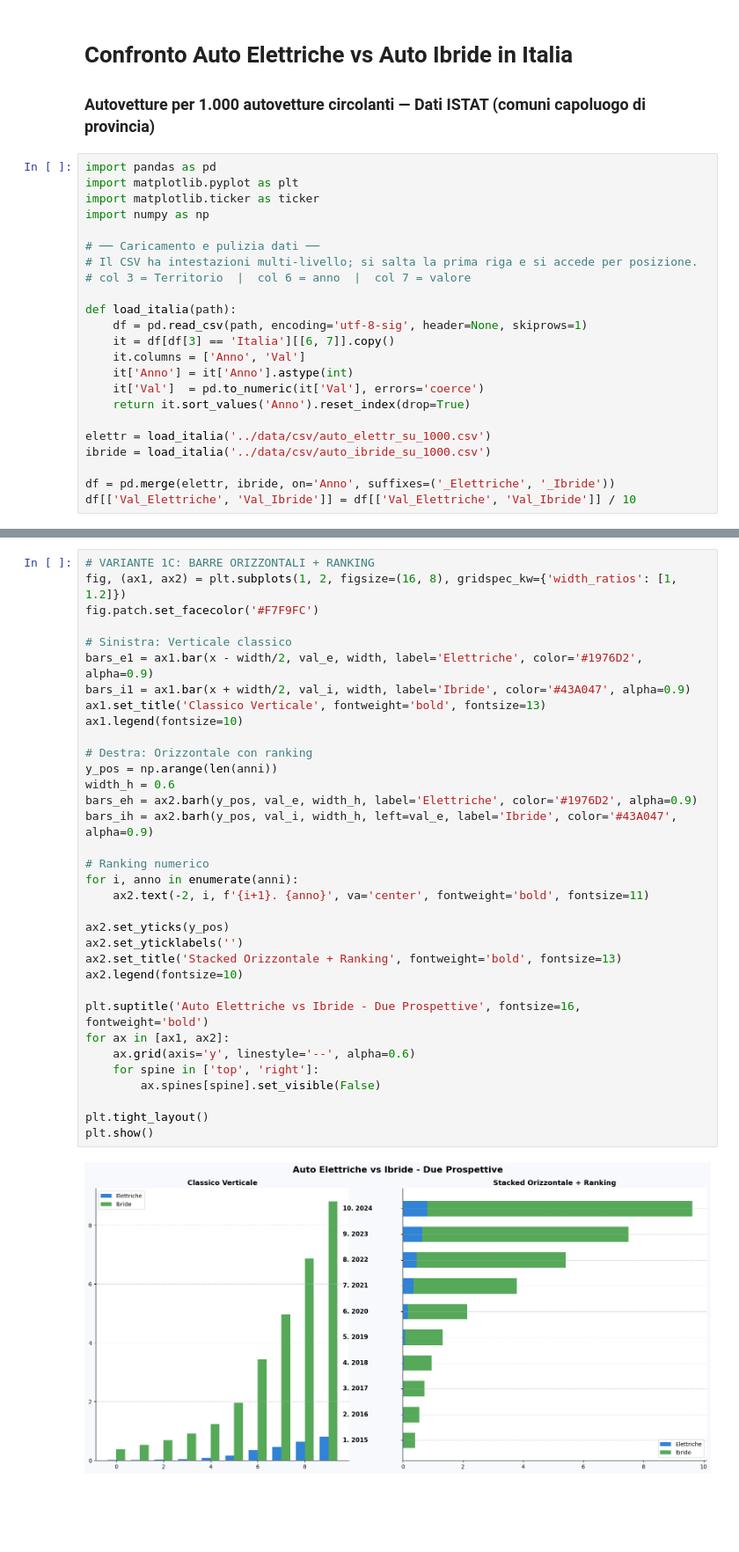
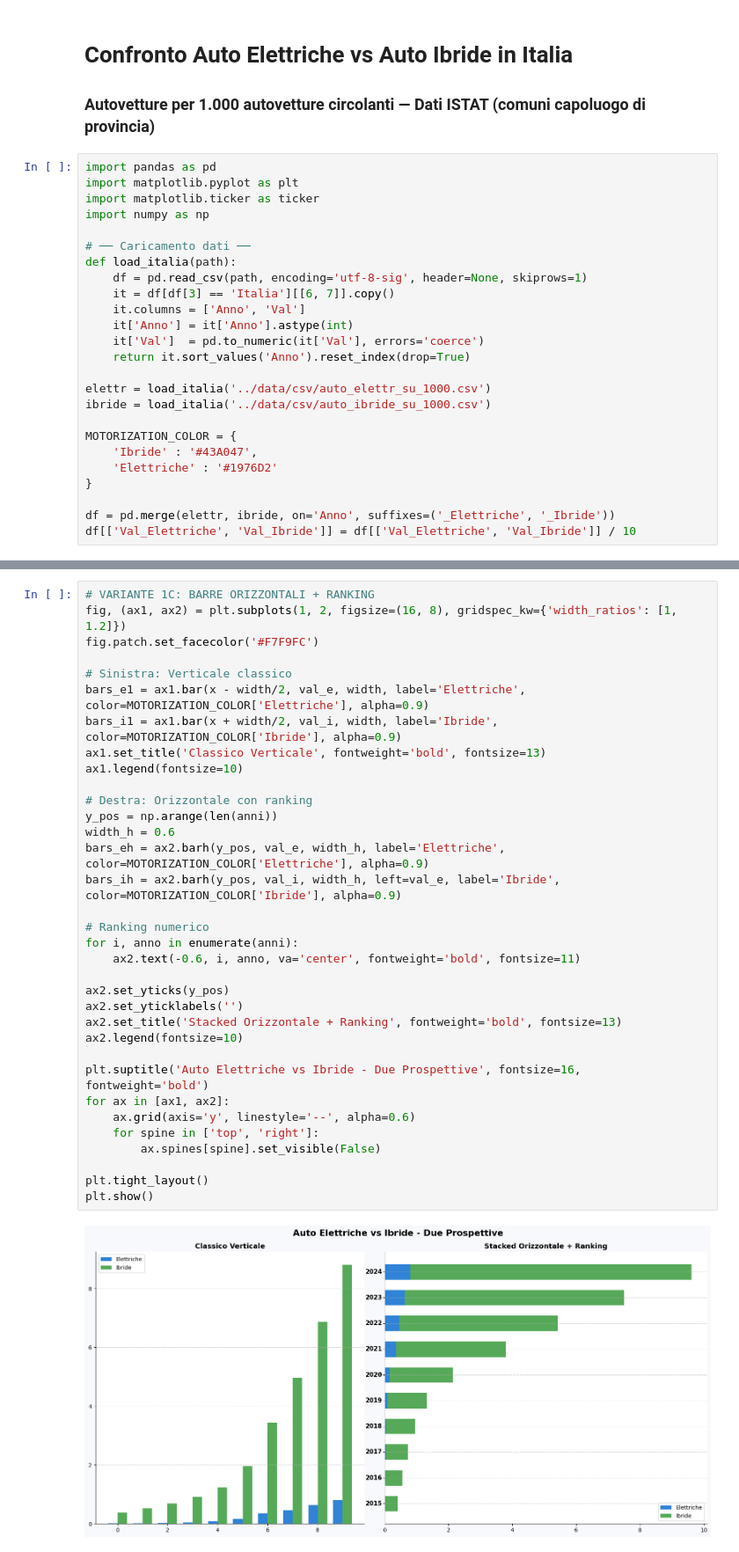
Before and after one commit to MarcoB27/data_visualization, a Jupyter notebook: script/confronto_elettriche_ibride.ipynb, the cells around one changed output, grey strips where cells are left out. Shown at 88% size. Saved outputs shown, nothing was run; the diff lists cells and outputs as text; blank space fills up the shorter version.

```diff
--- a/script/confronto_elettriche_ibride.ipynb
+++ b/script/confronto_elettriche_ibride.ipynb
@@ -7,10 +7,7 @@ import matplotlib.pyplot as plt
 import matplotlib.ticker as ticker
 import numpy as np
 
-# ── Caricamento e pulizia dati ──
-# Il CSV ha intestazioni multi-livello; si salta la prima riga e si accede per posizione.
-# col 3 = Territorio  |  col 6 = anno  |  col 7 = valore
-
+# ── Caricamento dati ──
 def load_italia(path):
     df = pd.read_csv(path, encoding='utf-8-sig', header=None, skiprows=1)
     it = df[df[3] == 'Italia'][[6, 7]].copy()
@@ -22,6 +19,11 @@ def load_italia(path):
 elettr = load_italia('../data/csv/auto_elettr_su_1000.csv')
 ibride = load_italia('../data/csv/auto_ibride_su_1000.csv')
 
+MOTORIZATION_COLOR = {
+    'Ibride' : '#43A047',
+    'Elettriche' : '#1976D2'
+}
+
 df = pd.merge(elettr, ibride, on='Anno', suffixes=('_Elettriche', '_Ibride'))
 df[['Val_Elettriche', 'Val_Ibride']] = df[['Val_Elettriche', 'Val_Ibride']] / 10
 # %%
@@ -163,39 +153,39 @@ plt.show()
 # %%
 # VARIANTE 1C: BARRE ORIZZONTALI + RANKING
 fig, (ax1, ax2) = plt.subplots(1, 2, figsize=(16, 8), gridspec_kw={'width_ratios': [1, 1.2]})
 fig.patch.set_facecolor('#F7F9FC')
 
 # Sinistra: Verticale classico
-bars_e1 = ax1.bar(x - width/2, val_e, width, label='Elettriche', color='#1976D2', alpha=0.9)
-bars_i1 = ax1.bar(x + width/2, val_i, width, label='Ibride', color='#43A047', alpha=0.9)
+bars_e1 = ax1.bar(x - width/2, val_e, width, label='Elettriche', color=MOTORIZATION_COLOR['Elettriche'], alpha=0.9)
+bars_i1 = ax1.bar(x + width/2, val_i, width, label='Ibride', color=MOTORIZATION_COLOR['Ibride'], alpha=0.9)
 ax1.set_title('Classico Verticale', fontweight='bold', fontsize=13)
 ax1.legend(fontsize=10)
 
 # Destra: Orizzontale con ranking
 y_pos = np.arange(len(anni))
 width_h = 0.6
-bars_eh = ax2.barh(y_pos, val_e, width_h, label='Elettriche', color='#1976D2', alpha=0.9)
-bars_ih = ax2.barh(y_pos, val_i, width_h, left=val_e, label='Ibride', color='#43A047', alpha=0.9)
+bars_eh = ax2.barh(y_pos, val_e, width_h, label='Elettriche', color=MOTORIZATION_COLOR['Elettriche'], alpha=0.9)
+bars_ih = ax2.barh(y_pos, val_i, width_h, left=val_e, label='Ibride', color=MOTORIZATION_COLOR['Ibride'], alpha=0.9)
 
 # Ranking numerico
 for i, anno in enumerate(anni):
-    ax2.text(-2, i, f'{i+1}. {anno}', va='center', fontweight='bold', fontsize=11)
+    ax2.text(-0.6, i, anno, va='center', fontweight='bold', fontsize=11)
 
 ax2.set_yticks(y_pos)
 ax2.set_yticklabels('')
 ax2.set_title('Stacked Orizzontale + Ranking', fontweight='bold', fontsize=13)
 ax2.legend(fontsize=10)
 
 plt.suptitle('Auto Elettriche vs Ibride - Due Prospettive', fontsize=16, fontweight='bold')
 for ax in [ax1, ax2]:
     ax.grid(axis='y', linestyle='--', alpha=0.6)
     for spine in ['top', 'right']:
         ax.spines[spine].set_visible(False)
 
 plt.tight_layout()
 plt.show()
 # %% [output]
-[figure, old version]
+[figure, new version]
 # %%
 # VARIANTE 1D: SLOPE CHART - Evoluzione 2019→2025
 first_year, last_year = min(anni), max(anni)
```
Also changed, not shown: parts of 4 cells of this notebook.
